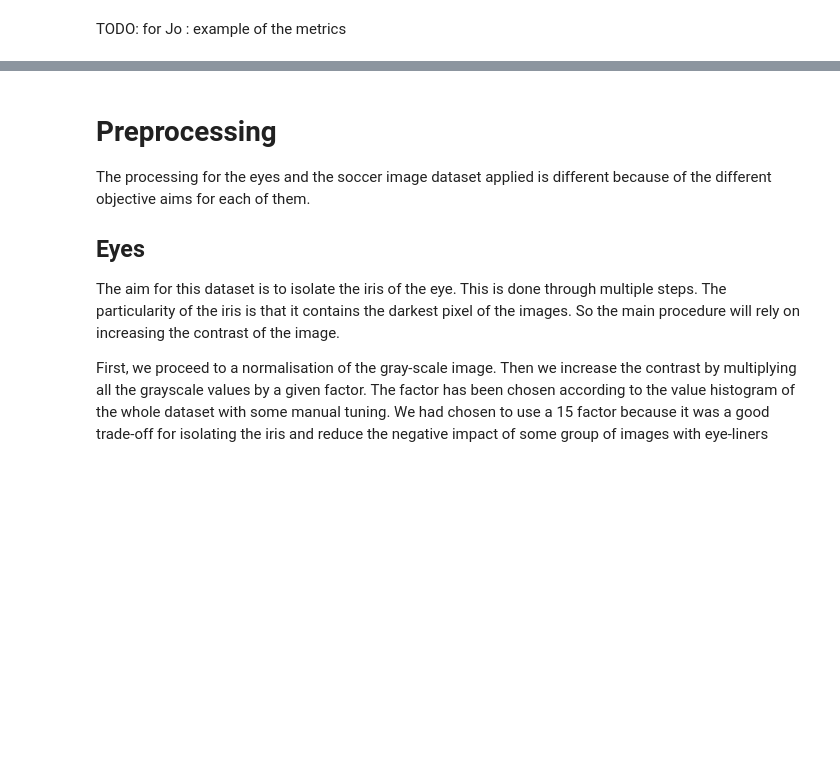
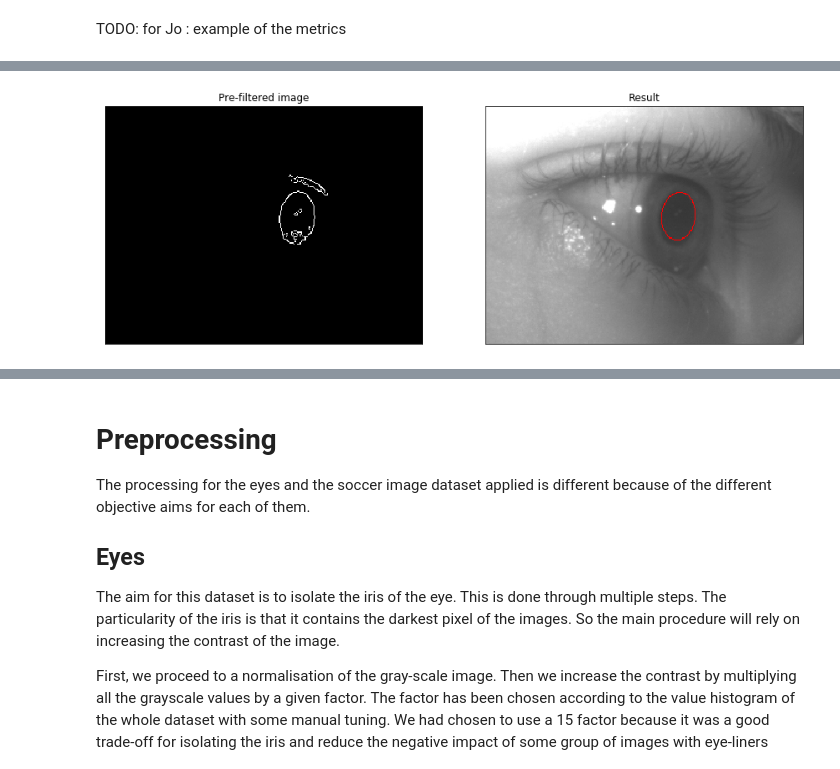
Before and after one commit to Pseudolesss/CVprojectPart2, a Jupyter notebook: part_2.ipynb, the cells around one changed output, grey strips where cells are left out. Cells and saved outputs as stored; diff of their text form; code cells hidden in the pictures; blank space fills up the shorter version.

```diff
--- a/part_2.ipynb
+++ b/part_2.ipynb
@@ -95,0 +100,17 @@ Two sub-implementations have been used here. The first is to remove the pixels f
+# %%
+import classical as cl
+
+original_eye = cv2.imread("./ReportImages/elps_eye01_2014-11-26_08-54-45-007.png", cv2.IMREAD_GRAYSCALE)
+preprocess_eye = img_eye_partial_preprocessing(original_eye)
+
+imageBinary = cv2.Canny(preprocess_eye, 20, 100)
+
+ellipses = cl.youghongQiangEllipse(imageBinary, 15, 55, 5, 25, 40, 10, onlyBest=False, ratio=0.5)
+
+imageBGR = cv2.cvtColor(original_eye, cv2.COLOR_GRAY2BGR)
+for ell in ellipses:
+    cv2.ellipse(imageBGR, ell[0], ell[1], ell[2], 0, 360, (0, 0, 255))
+
+multiDisplay(["Pre-filtered image", "Result"], [imageBinary, imageBGR], 2)
+# %% [output]
+[figure, added]
```
Also changed, not shown: parts of 2 cells of this notebook.
